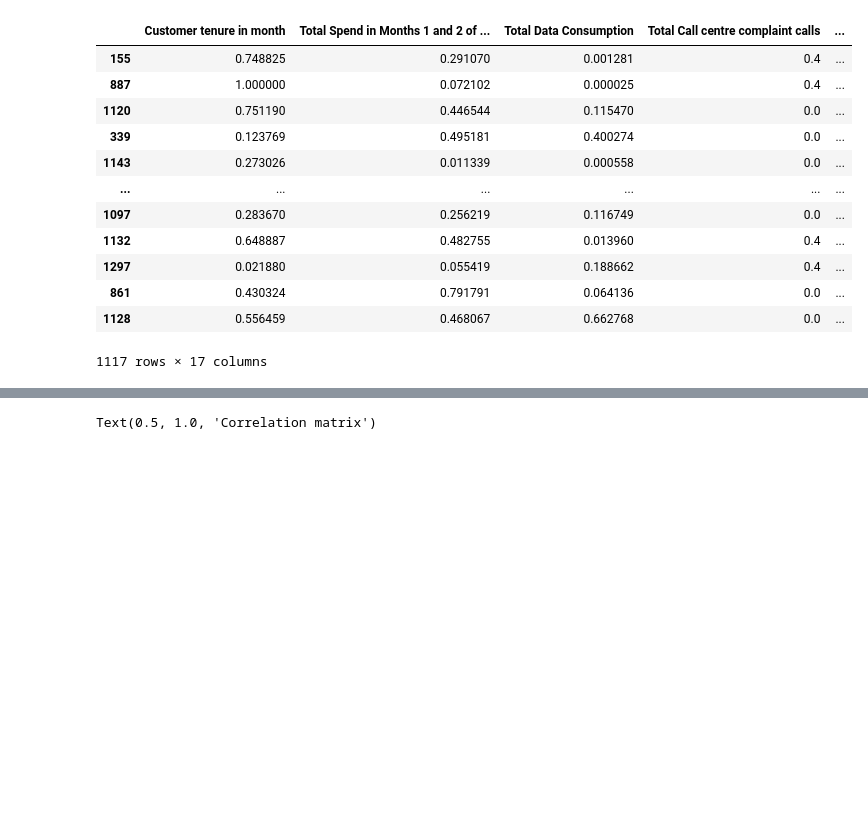
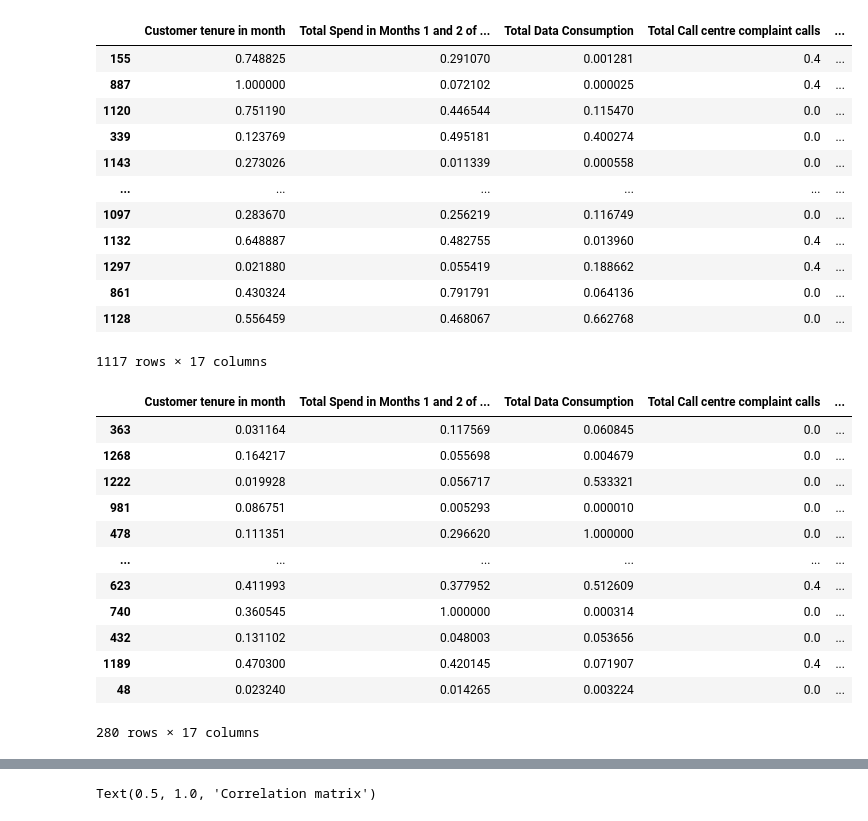
Before and after one commit to LarrySANDJO/Telecom_churn, a Jupyter notebook: CHURN/larry_notebook.ipynb, the cells around one changed output, grey strips where cells are left out. Drawn from its saved outputs; the diff is of its cells as text; code cells hidden in the pictures; blank space fills up the shorter version.

```diff
--- a/CHURN/larry_notebook.ipynb
+++ b/CHURN/larry_notebook.ipynb
@@ -2280,3 +2292,19 @@ X_train_transform
 | 861 | 0.430324 | 0.791791 | 0.064136 | 0.0 | ... |
 | 1128 | 0.556459 | 0.468067 | 0.662768 | 0.0 | ... |
 1117 rows × 17 columns
+# %%
+X_test_transform
+# %% [output]
+|  | Customer tenure in month | Total Spend in Months 1 and 2 of ... | Total Data Consumption | Total Call centre complaint calls | ... |
+| 363 | 0.031164 | 0.117569 | 0.060845 | 0.0 | ... |
+| 1268 | 0.164217 | 0.055698 | 0.004679 | 0.0 | ... |
+| 1222 | 0.019928 | 0.056717 | 0.533321 | 0.0 | ... |
+| 981 | 0.086751 | 0.005293 | 0.000010 | 0.0 | ... |
+| 478 | 0.111351 | 0.296620 | 1.000000 | 0.0 | ... |
+| ... | ... | ... | ... | ... | ... |
+| 623 | 0.411993 | 0.377952 | 0.512609 | 0.4 | ... |
+| 740 | 0.360545 | 1.000000 | 0.000314 | 0.0 | ... |
+| 432 | 0.131102 | 0.048003 | 0.053656 | 0.0 | ... |
+| 1189 | 0.470300 | 0.420145 | 0.071907 | 0.4 | ... |
+| 48 | 0.023240 | 0.014265 | 0.003224 | 0.0 | ... |
+280 rows × 17 columns
```
Also changed, not shown: parts of 19 cells of this notebook, 13 other files.
